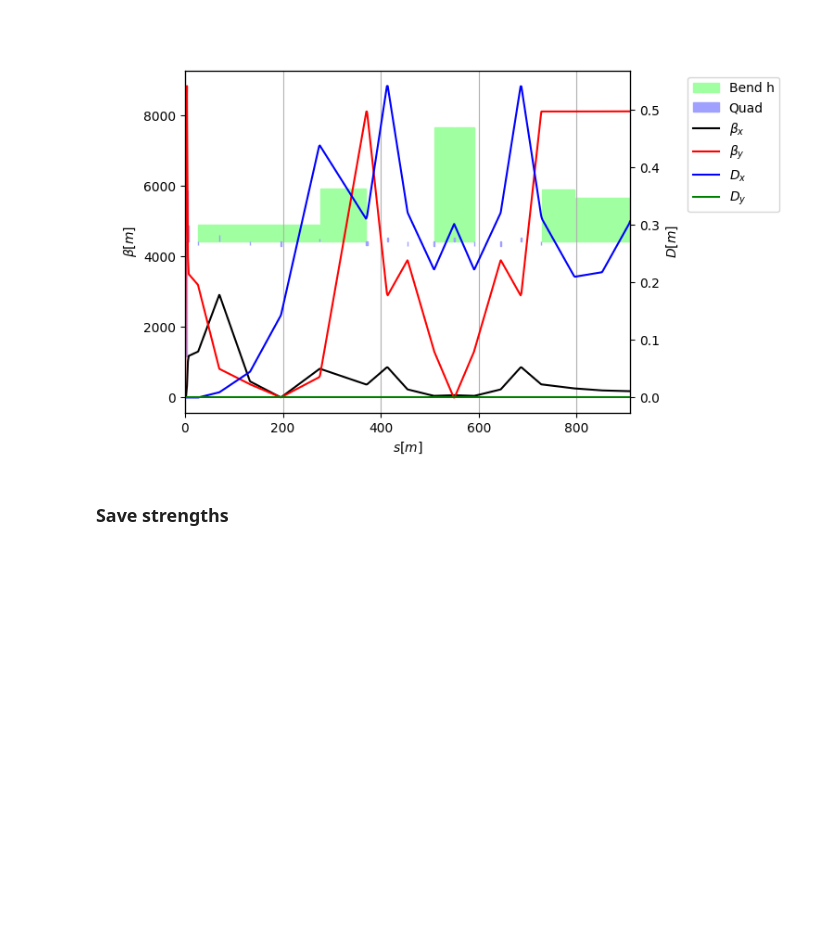
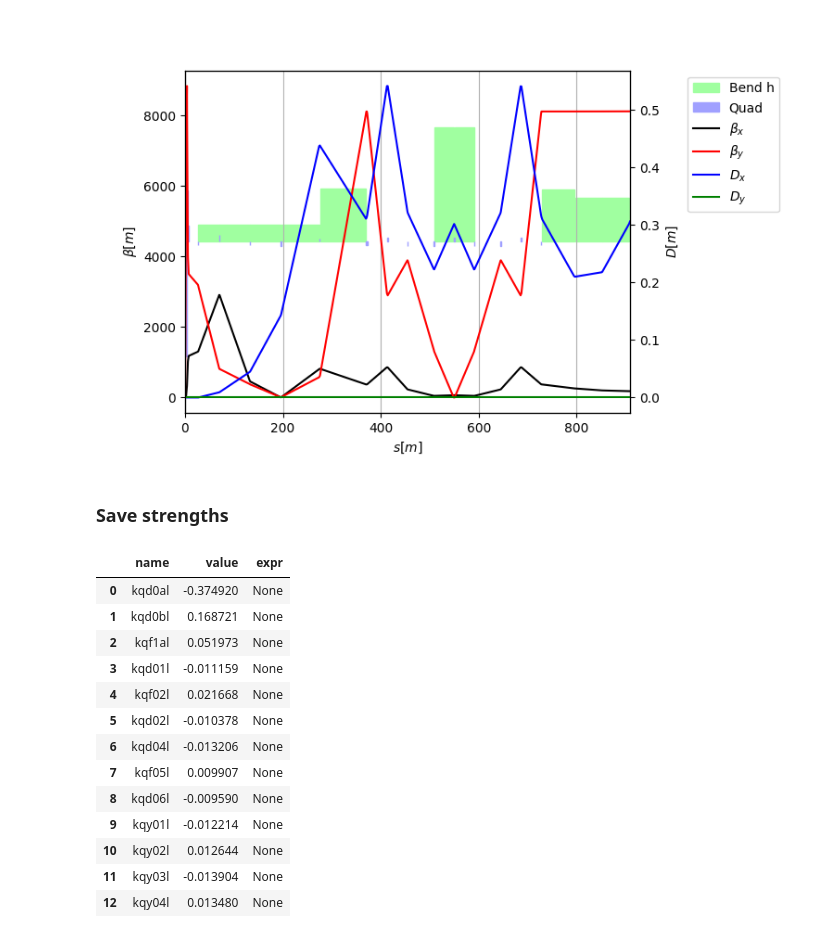
Before and after one commit to giadarol/fcc_92, a Jupyter notebook: 004_tutorial_cap_meeting/notebook_01_march_ff_ccs_y_left.ipynb, the cells around one changed output. Saved outputs shown, nothing was run; the diff lists cells and outputs as text; code cells hidden in the pictures; blank space fills up the shorter version.

```diff
--- a/004_tutorial_cap_meeting/notebook_01_march_ff_ccs_y_left.ipynb
+++ b/004_tutorial_cap_meeting/notebook_01_march_ff_ccs_y_left.ipynb
@@ -385,3 +384,20 @@ strengths = tt_out.to_dict()
+# %%
+tt_out.to_pandas()
+# %% [output]
+|  | name | value | expr |
+| 0 | kqd0al | -0.374920 | None |
+| 1 | kqd0bl | 0.168721 | None |
+| 2 | kqf1al | 0.051973 | None |
+| 3 | kqd01l | -0.011159 | None |
+| 4 | kqf02l | 0.021668 | None |
+| 5 | kqd02l | -0.010378 | None |
+| 6 | kqd04l | -0.013206 | None |
+| 7 | kqf05l | 0.009907 | None |
+| 8 | kqd06l | -0.009590 | None |
+| 9 | kqy01l | -0.012214 | None |
+| 10 | kqy02l | 0.012644 | None |
+| 11 | kqy03l | -0.013904 | None |
+| 12 | kqy04l | 0.013480 | None |
 # %%
 # Save to json
 xt.json.dump(strengths, 'strengths_quads_01_ffccsyl.json')
```
Also changed, not shown: parts of 2 cells of this notebook, 1 other file.
